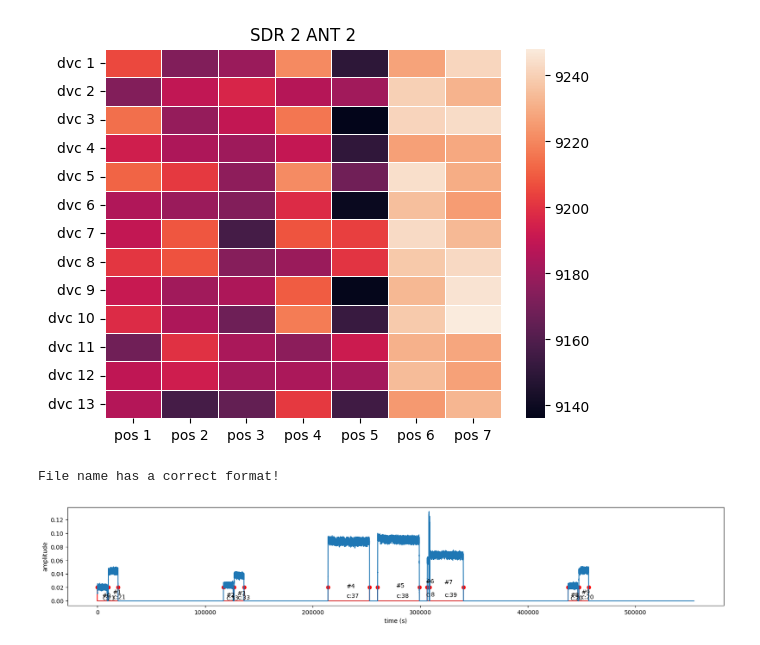
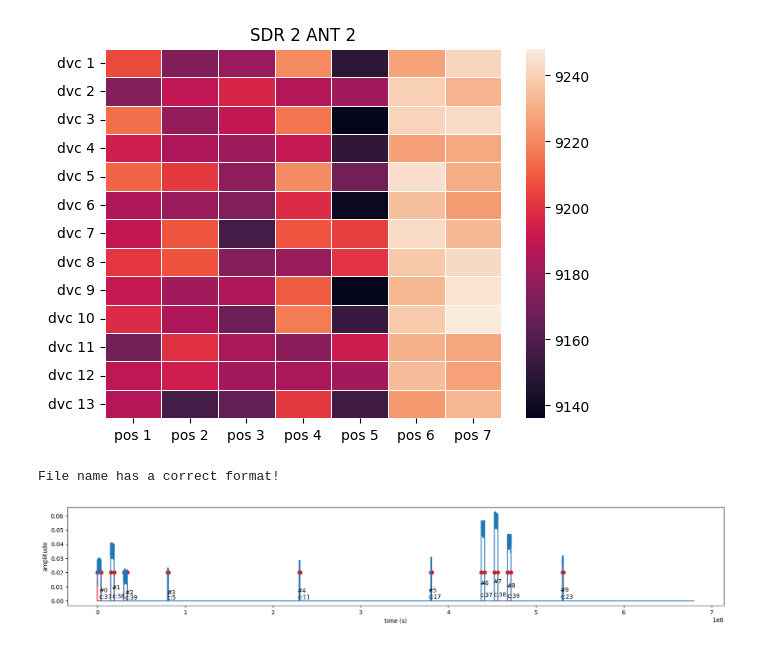
Before and after one commit to mkashani-phd/BLEWBAN_Dataset, a Jupyter notebook: src/Analysis.ipynb, the cells around one changed output. Cells and saved outputs as stored; diff of their text form; code cells hidden in the pictures.

```diff
--- a/src/Analysis.ipynb
+++ b/src/Analysis.ipynb
@@ -140,15 +140,15 @@ for y  in collection.find({"dvc": "4", "SDR": "1", "antenna": "1","frameChnl": 2
 # %%
 # test
 
-chnl2 = path + '/SDR_1/offBody/high-tx-PWR-9dbm/x310-jan-13-dvc-1-pos-2_2440000000.0_100000000.0_31.5_2_0_2.iq'
-# chnl2 = "/home/moh/Documents/PhD/BLE_Dataset_Tool/DataSet/SDR_1/onBody/iter_1/x310-jan-14-HighPower-dvc-5-pos-moving_2440000000.0_100000000.0_31.5_2_1_1.iq"
+# chnl2 = path + '/SDR_1/offBody/high-tx-PWR-9dbm/x310-jan-13-dvc-1-pos-2_2440000000.0_100000000.0_31.5_2_0_2.iq'
+chnl2 = "/home/moh/Documents/PhD/BLE_Dataset_Tool/DataSet/SDR_1/onBody/iter_1/x310-jan-14-HighPower-dvc-2-pos-moving_2440000000.0_100000000.0_31.5_2_1_1.iq"
 IQdatas1,tindx1 = utills.readFile(chnl2,Fc=2440000000.0 - 185000)
 
-utills.plotter(IQdata=IQdatas1,tindx=tindx1,batch=10,frameShowLimit=10)
+utills.plotter(IQdata=IQdatas1,tindx=tindx1,batch=10,frameShowLimit=10,compression_ratio=1)
 # print(len(IQdatas1.frameByNumber(341)))
 # %% [output]
 File name has a correct format!
-[figure, old version]
+[figure, new version]
 # %%
 for i in range(IQdatas1.LEN):
     if(IQdatas1.isServer(i)):
```
Also changed, not shown: parts of 3 cells of this notebook, 1 other file.
